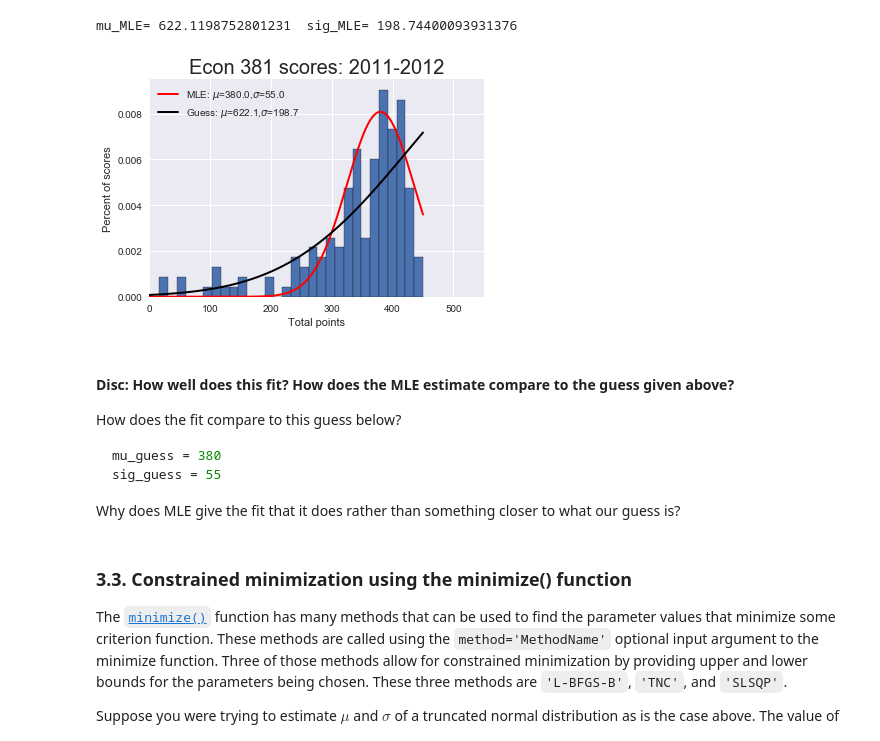
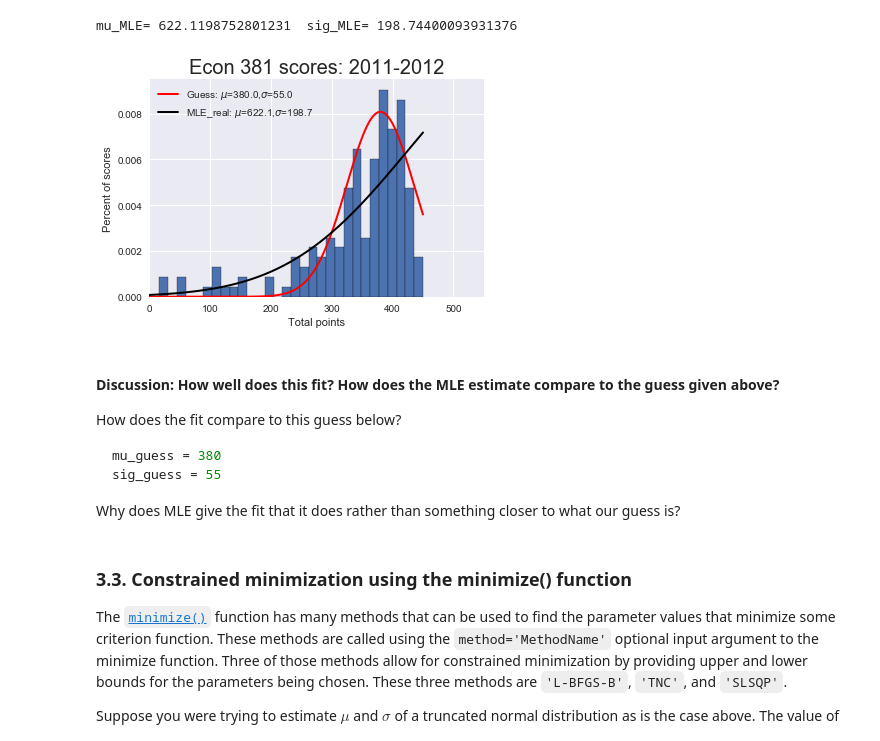
Before and after one commit to jmbejara/comp-econ-sp18, a Jupyter notebook: lectures/5-03_MLE/Introduction_to_MLE.ipynb, the cells around one changed output. Drawn from its saved outputs; the diff is of its cells as text; code cells hidden in the pictures.

Commit message:
MLE Lecture: Improve discussion of models

````diff
--- a/lectures/5-03_MLE/Introduction_to_MLE.ipynb
+++ b/lectures/5-03_MLE/Introduction_to_MLE.ipynb
@@ -483,26 +528,26 @@ mu_MLE= 622.1198752801231  sig_MLE= 198.74400093931376
 # %%
 # Plot the histogram of the data
 count, bins, ignored = plt.hist(pts_real, 30, edgecolor='black', density=True)
 plt.title('Econ 381 scores: 2011-2012', fontsize=20)
 plt.xlabel('Total points')
 plt.ylabel('Percent of scores')
 plt.xlim([0, 550])  # This gives the xmin and xmax to be plotted"
 
 mu_guess = 380
 sig_guess = 55
 plt.plot(dist_pts, truncnorm_pdf(dist_pts, mu_guess, sig_guess, 450),
-         linewidth=2, color='r', label=f'MLE: $\mu$={mu_guess:.1f},$\sigma$={sig_guess:3.1f}')
+         linewidth=2, color='r', label=f'Guess: $\mu$={mu_guess:.1f},$\sigma$={sig_guess:3.1f}')
 plt.legend(loc='upper left')
 
 # Plot the MLE estimated distribution
 plt.plot(dist_pts, truncnorm_pdf(dist_pts, mu_MLE_real, sig_MLE_real, 450),
-         linewidth=2, color='k', label=f'Guess: $\mu$={mu_MLE_real:.1f},$\sigma$={sig_MLE_real:3.1f}')
+         linewidth=2, color='k', label=f'MLE_real: $\mu$={mu_MLE_real:.1f},$\sigma$={sig_MLE_real:3.1f}')
 plt.legend(loc='upper left')
 plt.savefig('MLEplots.png')
 # %% [output]
-[figure, old version]
+[figure, new version]
 # %% [markdown]
-#### Disc: How well does this fit? How does the MLE estimate compare to the guess given above?
+#### Discussion: How well does this fit? How does the MLE estimate compare to the guess given above?
 
 How does the fit compare to this guess below?
 ```python
````
Also changed, not shown: parts of 20 cells of this notebook.
